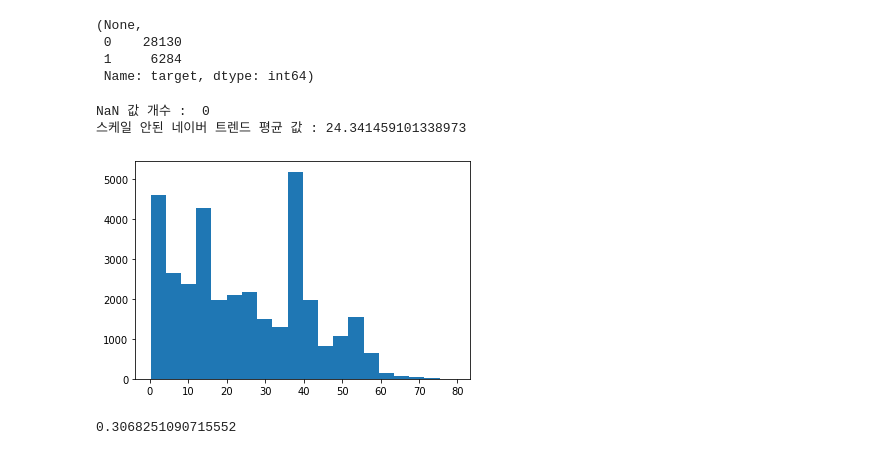
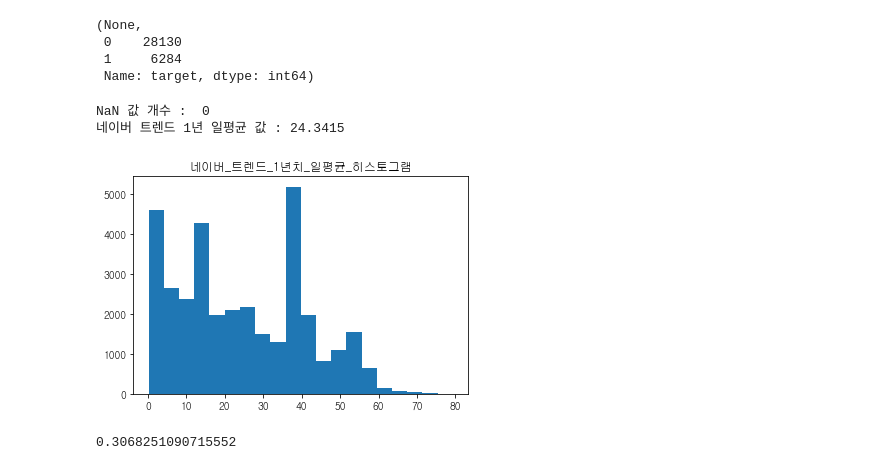
Before and after one commit to Numble2022/ACSM, a Jupyter notebook: naver_datalab_trend/rfa_naver_trend_based_on_active_output.ipynb, the cells around one changed output. Saved outputs shown, nothing was run; the diff lists cells and outputs as text; code cells hidden in the pictures.

```diff
--- a/naver_datalab_trend/rfa_naver_trend_based_on_active_output.ipynb
+++ b/naver_datalab_trend/rfa_naver_trend_based_on_active_output.ipynb
@@ -8,5 +1,4 @@
 # %%
-# 라이브러리
 import pandas as pd
 import numpy as np
 import matplotlib.pyplot as plt
@@ -20,7 +12,9 @@ import seaborn as sns
 # 한글
 import matplotlib.pyplot as plt
 from matplotlib import font_manager as fm , rc
-font = fm.FontProperties(fname='C:\Windows\Fonts/gulim.ttc').get_name()
+plt.rcParams['font.family'] = 'gulim'
+import warnings
+warnings.filterwarnings('ignore')
 # %%
 # 산업 추가된 파일 불러오기
 nb_active_out = pd.read_excel('액티브_중소법인_기업외감_산업분류.xlsx')
@@ -244,34 +233,35 @@ memory usage: 12.3+ MB
 # %%
 # 스케일 안된 값 분포
 df_actice_naver['target'] = '0'
 df_deactice_naver['target'] = '1'
 financ_naver_merge_n_sc = pd.merge(financ_gr, df_actice_naver[['BIZ_NO', 'mean', 'target']], how='left', left_on='사업자번호',right_on='BIZ_NO')
 financ_naver_merge_n_sc = pd.merge(financ_naver_merge_n_sc, df_deactice_naver[['BIZ_NO', 'mean', 'target']], how='left', left_on='사업자번호',right_on='BIZ_NO')
 # NaN 값 처리 및 결과 확인 naver_mean
 financ_naver_merge_n_sc.mean_x.fillna(0, inplace=True)
 financ_naver_merge_n_sc.mean_y.fillna(0, inplace=True)
 financ_naver_merge_n_sc['naver_mean'] = financ_naver_merge_n_sc.mean_x + financ_naver_merge_n_sc.mean_y
 # NaN 값 처리 및 결과 확인 target
 financ_naver_merge_n_sc.target_x.fillna('', inplace=True)
 financ_naver_merge_n_sc.target_y.fillna('', inplace=True)
 financ_naver_merge_n_sc['target'] = financ_naver_merge_n_sc.target_x + financ_naver_merge_n_sc.target_y
 # 액티브 외감 / 휴폐업 아닌 정보들 drop
 financ_naver_merge_n_sc = financ_naver_merge_n_sc.drop(financ_naver_merge_n_sc[financ_naver_merge_n_sc.target == ''].index)
 financ_naver_merge_n_sc = financ_naver_merge_n_sc.drop(financ_naver_merge_n_sc[financ_naver_merge_n_sc.naver_mean == 0].index)
 financ_naver_merge_n_sc = financ_naver_merge_n_sc[financ_naver_merge_n_sc.columns.drop(['BIZ_NO_x', 'target_x', 'mean_x', 'mean_y','BIZ_NO_y', 'target_y', '사업자번호', '결산년월'])]
 # 재무 결측치 평균값으로 처리 / NaN 값 확인
 for var in financ_naver_merge_n_sc.columns[:-1] :
     financ_naver_merge_n_sc[var].fillna(financ_naver_merge_n_sc[var].mean(), inplace=True)
 print('NaN 값 개수 : ', financ_naver_merge_n_sc.isna().sum().sum())
 # financ_naver_merge_n_sc.info(), financ_naver_merge_n_sc.target.value_counts()
 # 스케일링 된 값 분포
-print('스케일 안된 네이버 트렌드 평균 값 :', financ_naver_merge_n_sc.naver_mean.mean())
+print('네이버 트렌드 1년 일평균 값 :', round(financ_naver_merge_n_sc.naver_mean.mean(), 4))
 plt.hist(financ_naver_merge_n_sc.naver_mean, bins=20)
+plt.title('네이버_트렌드_1년치_일평균_히스토그램')
 plt.show()
 # %% [output]
 NaN 값 개수 :  0
-스케일 안된 네이버 트렌드 평균 값 : 24.341459101338973
+네이버 트렌드 1년 일평균 값 : 24.3415
-[figure, old version]
+[figure, new version]
 # %%
 # 스케일링된 값 평균
 financ_naver_merge.naver_mean.mean()
```
Also changed, not shown: parts of 7 cells of this notebook.
